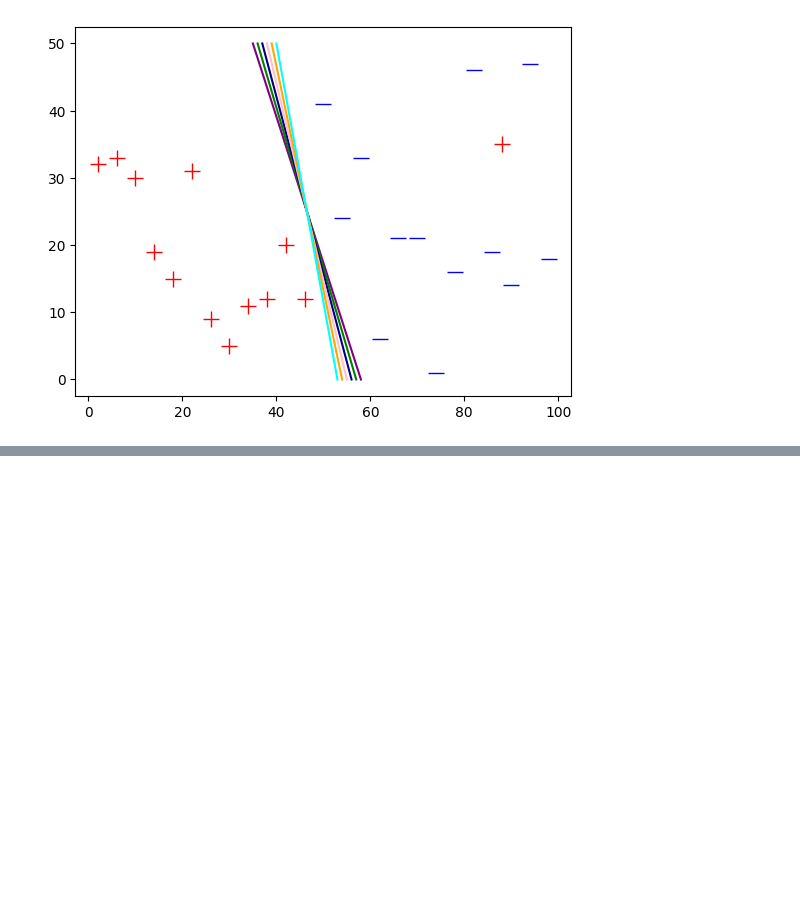
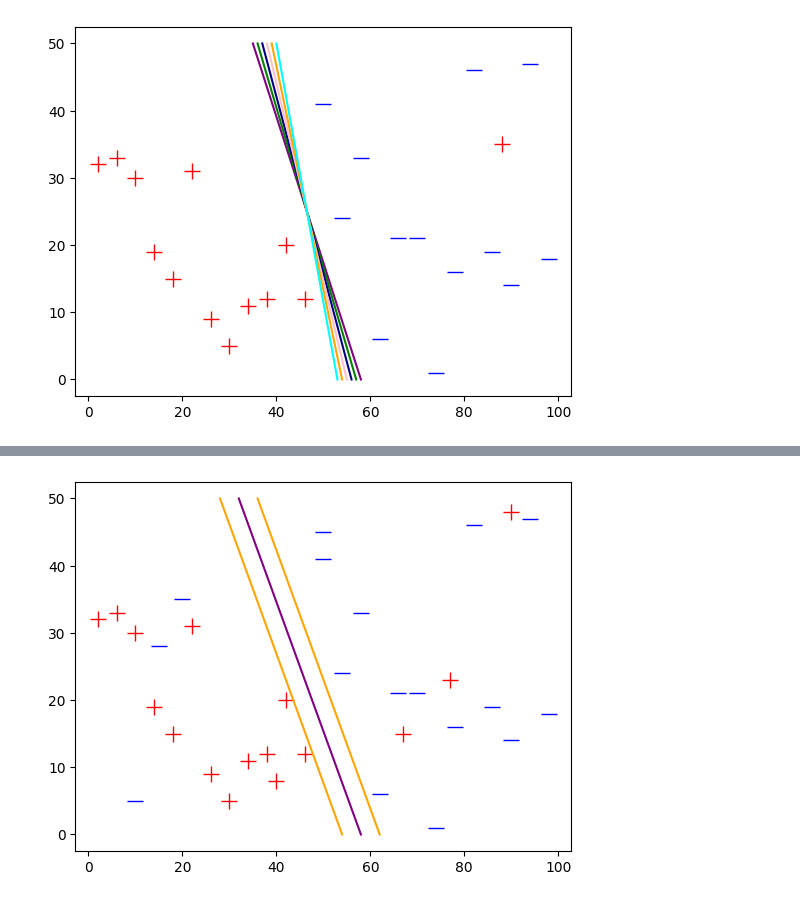
Before and after one commit to anoban/Applied-Text-Mining-in-Python, a Jupyter notebook: anoban/Support Vector Machines.ipynb, the cells around one changed output, grey strips where cells are left out. Drawn from its saved outputs; the diff is of its cells as text; code cells hidden in the pictures; blank space fills up the shorter version.

```diff
--- a/anoban/Support Vector Machines.ipynb
+++ b/anoban/Support Vector Machines.ipynb
@@ -190,0 +254,20 @@ plt.show()
+# %%
+# But we can also use a band (two parallel lines) defining boundaries instead of a single line
+
+x = np.arange(2, 100, 4)
+y = np.array([32, 33, 30, 19, 15, 31,  9,  5, 11, 12, 20, 12, 41, 24, 33,  6, 21, 21,  1, 16, 46, 19, 14, 47, 18])
+markers = list(map(lambda _x: '+' if _x < 50 else '_', x))
+colors = list(map(lambda marker: "red" if marker == '+' else "blue", markers))
+fig, axes = plt.subplots()
+for (_x, _y, mar, col) in zip(x, y, markers, colors):
+    axes.plot(_x, _y, linestyle = "none", marker = mar, mec = col, ms = 12)
+axes.plot([40, 90, 67, 77], [8, 48, 15, 23], linestyle = "none", marker = '+', mec = "red", ms = 12)
+axes.plot([10, 15, 50, 20], [5, 28, 45, 35], linestyle = "none", marker = '_', mec = "blue", ms = 12)
+
+axes.plot([36, 62], [50, 0], color = "orange")
+axes.plot([32, 58], [50, 0], color = "purple")
+axes.plot([28, 54], [50, 0], color = "orange")
+
+plt.show()
+# %% [output]
+[figure, added]
```
Also changed, not shown: parts of 5 cells of this notebook.
